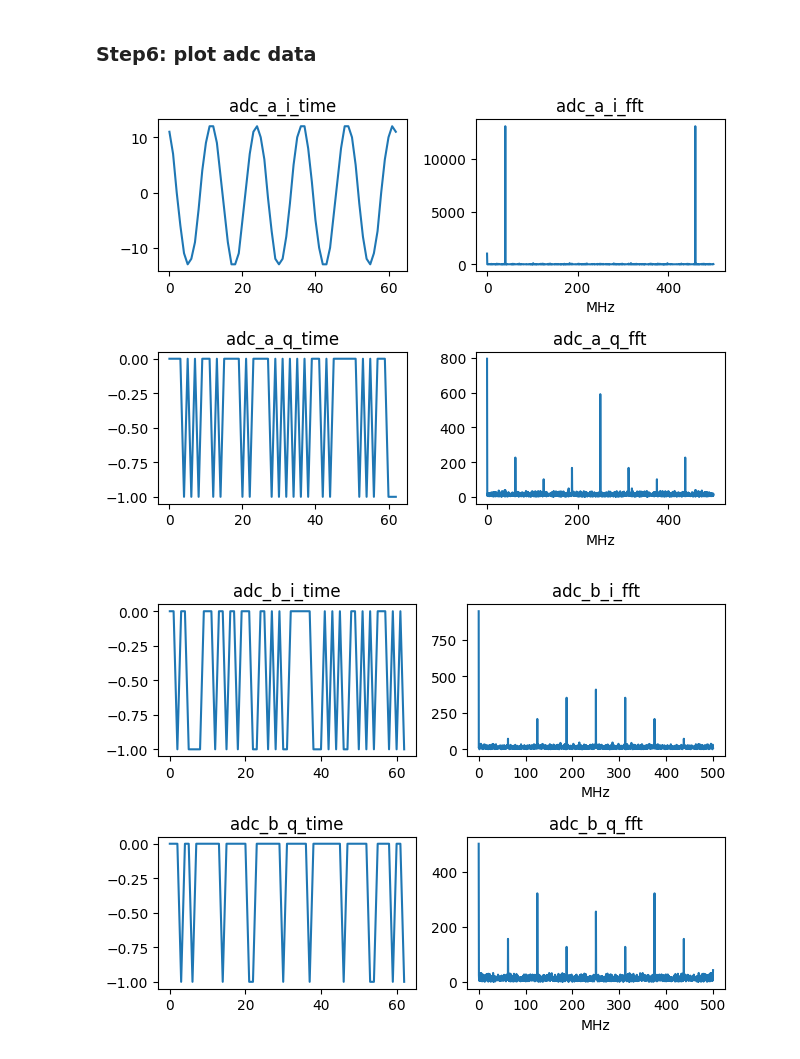
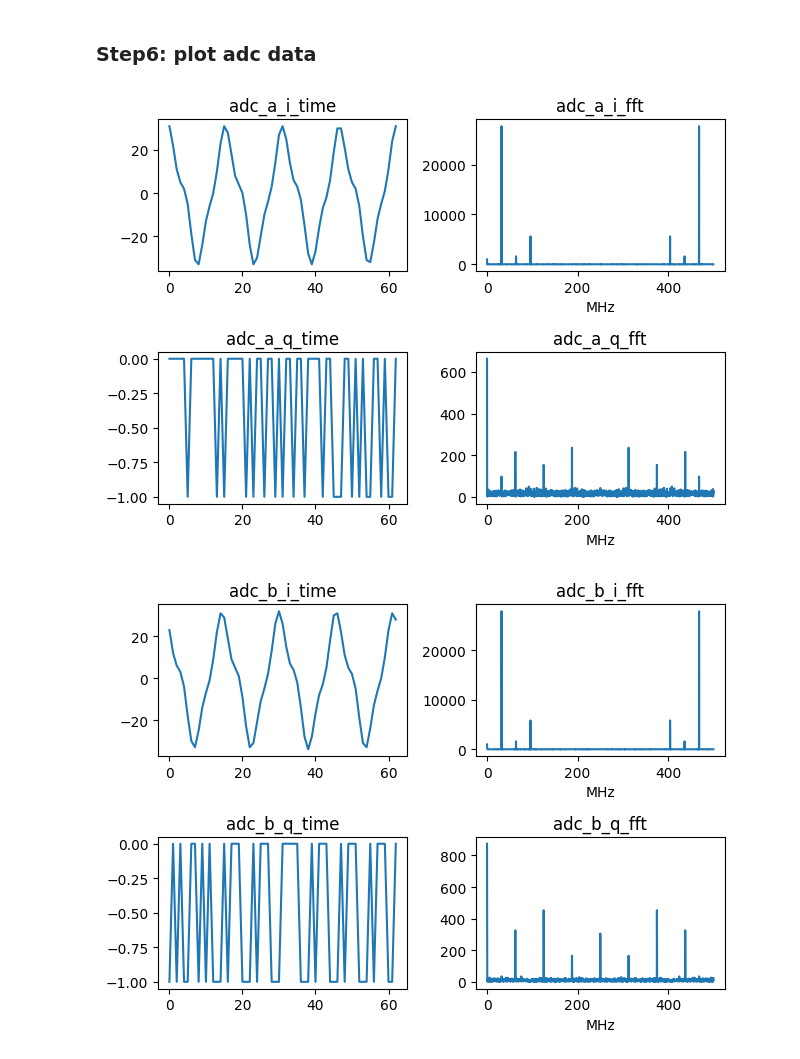
Before and after one commit to liuweiseu/limbo_scripts, a Jupyter notebook: ipynb/snap_adc.ipynb, the cells around one changed output. Drawn from its saved outputs; the diff is of its cells as text; code cells hidden in the pictures.

```diff
--- a/ipynb/snap_adc.ipynb
+++ b/ipynb/snap_adc.ipynb
@@ -96,16 +96,26 @@ if(fs==1000):
     adc_a=[]
     adc_b=[]
     for i in range(len(adc_data)):
+        adc_a.append(adc_raw[1][i])
+        adc_a.append(adc_raw[0][i])
+        adc_a.append(adc_raw[3][i])
+        adc_a.append(adc_raw[2][i])
+        adc_b.append(adc_raw[5][i])
+        adc_b.append(adc_raw[4][i])
+        adc_b.append(adc_raw[7][i])
+        adc_b.append(adc_raw[6][i])
+        '''
         for j in range(3,-1,-1):
             adc_a.append(adc_raw[j][i])
             adc_b.append(adc_raw[j+4][i])
+        '''
 
     # cal x for the plot
     Nfft = len(adc_a)
     x=fs/Nfft*np.linspace(0,Nfft,Nfft)
     # plot adc_a_time and adc_a_fft
     plt_a_time = plt.subplot(2,1,1)
-    plt.plot(adc_a)
+    plt.plot(adc_a[1:n_plot])
     plt.title('adc_a_time')
     plt_a_fft = plt.subplot(2,1,2)
     a = np.array(adc_a)
@@ -118,7 +128,7 @@ if(fs==1000):
 
     # plot adc_b_time and adc_b_fft
     plt_b_time = plt.subplot(2,1,1)
-    plt.plot(adc_b[0:32])
+    plt.plot(adc_b[1:n_plot])
     plt.title('adc_b_time')
     plt_b_fft = plt.subplot(2,1,2)
     b = np.array(adc_b)
@@ -135,14 +145,14 @@ elif(fs==500):
     adc_b_i = []
     adc_b_q = []
     for i in range(len(adc_data)):
-        adc_a_i.append(adc_raw[1][i])
-        adc_a_i.append(adc_raw[0][i])
-        adc_a_q.append(adc_raw[3][i])
-        adc_a_q.append(adc_raw[2][i])
-        adc_b_i.append(adc_raw[5][i])
-        adc_b_i.append(adc_raw[4][i])
-        adc_b_q.append(adc_raw[7][i])
-        adc_b_q.append(adc_raw[6][i])
+        adc_a_i.append(adc_raw[3][i])
+        adc_a_i.append(adc_raw[2][i])
+        adc_a_q.append(adc_raw[1][i])
+        adc_a_q.append(adc_raw[0][i])
+        adc_b_i.append(adc_raw[7][i])
+        adc_b_i.append(adc_raw[6][i])
+        adc_b_q.append(adc_raw[5][i])
+        adc_b_q.append(adc_raw[4][i])
     # cal x for the plot
     Nfft = len(adc_a_i)
     x=fs/Nfft*np.linspace(0,Nfft,Nfft)
@@ -163,32 +173,32 @@ elif(fs==500):
     a_q = np.array(adc_a_q)
     fft_a_q = fft(a_q)
     plt.plot(x,abs(fft_a_q))
     plt.title('adc_a_q_fft')
     plt.xlabel('MHz')
     plt.tight_layout()
     plt.show()
 
     # plot adc_b_time and adc_b_fft
     plt_b_i_time = plt.subplot(2,2,1)
     plt.plot(adc_b_i[1:n_plot])
     plt.title('adc_b_i_time')
     plt_b_i_fft = plt.subplot(2,2,2)
     b_i = np.array(adc_b_i)
     fft_b_i = fft(b_i)
     plt.plot(x,abs(fft_b_i))
     plt.title('adc_b_i_fft')
     plt.xlabel('MHz')
     plt_b_q_time = plt.subplot(2,2,3)
     plt.plot(adc_b_q[1:n_plot])
     plt.title('adc_b_q_time')
     plt_b_q_fft = plt.subplot(2,2,4)
     b_q = np.array(adc_b_q)
     fft_b_q = fft(b_q)
     plt.plot(x,abs(fft_b_q))
     plt.title('adc_b_q_fft')
     plt.xlabel('MHz')
     plt.tight_layout()
     plt.show()
 # %% [output]
-[figure, old version]
+[figure, new version]
-[figure, old version]
+[figure, new version]
```
Also changed, not shown: parts of 1 cell of this notebook, 5 other files.
